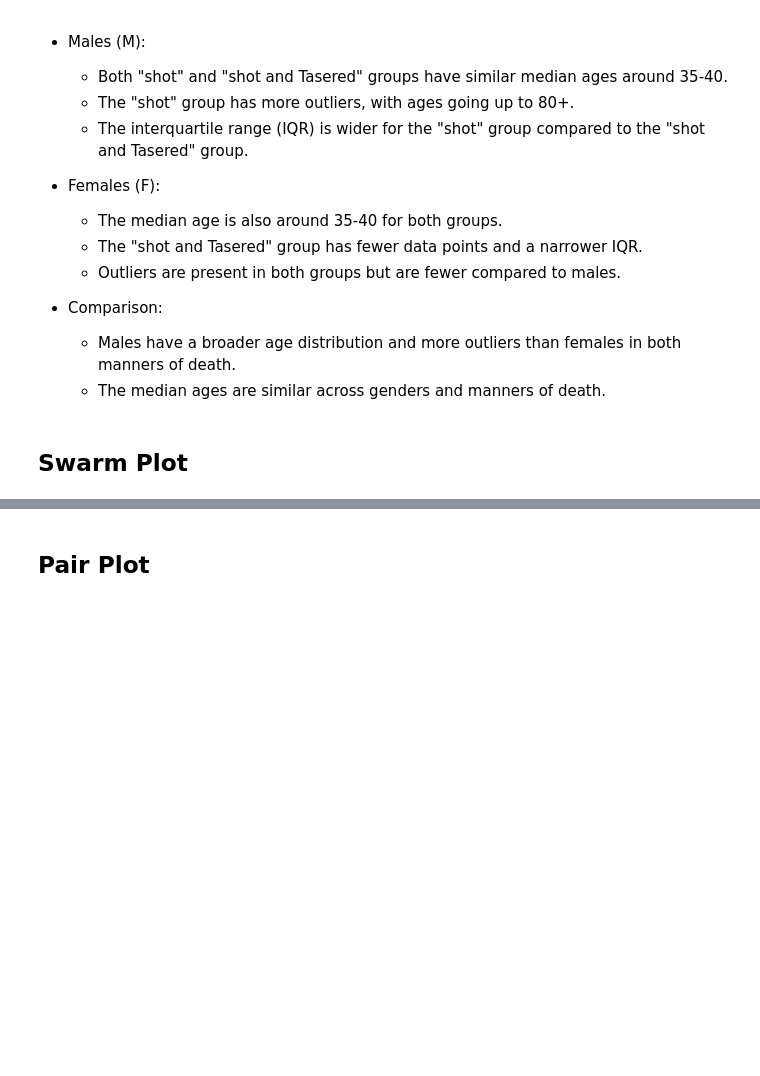
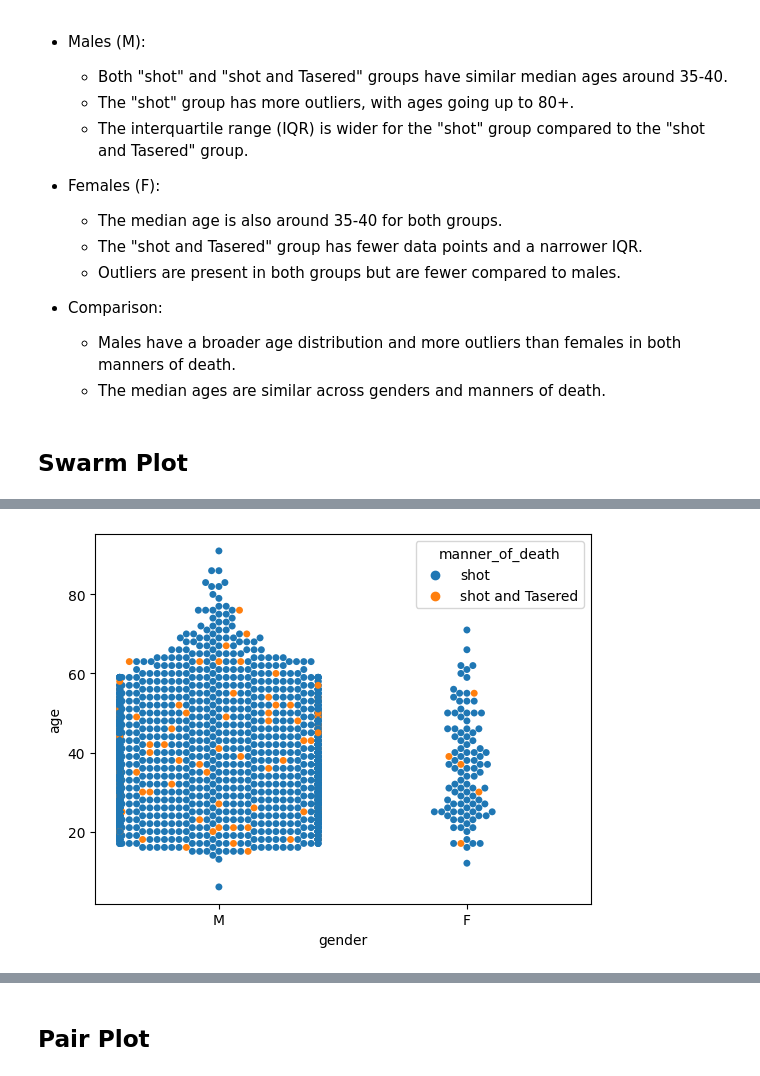
Before and after one commit to aeyeniay/SeabornPlots, a Jupyter notebook: seaborn_plots.ipynb, the cells around one changed output, grey strips where cells are left out. Drawn from its saved outputs; the diff is of its cells as text; code cells hidden in the pictures; blank space fills up the shorter version.

Commit message:
Kaggle Notebook | Seaborn Plots | Version 11

```diff
--- a/seaborn_plots.ipynb
+++ b/seaborn_plots.ipynb
@@ -741,0 +751,5 @@ plt.show()
+# %%
+sns.swarmplot(x="gender", y="age",hue="manner_of_death", data=kill)
+plt.show()
+# %% [output]
+[figure, added]
```
Also changed, not shown: parts of 15 cells of this notebook.
